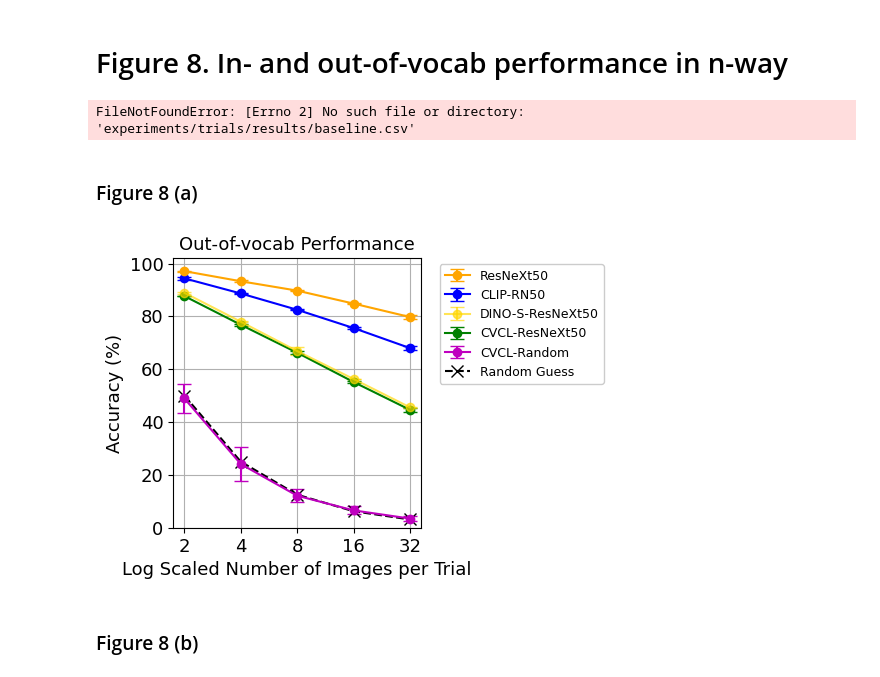
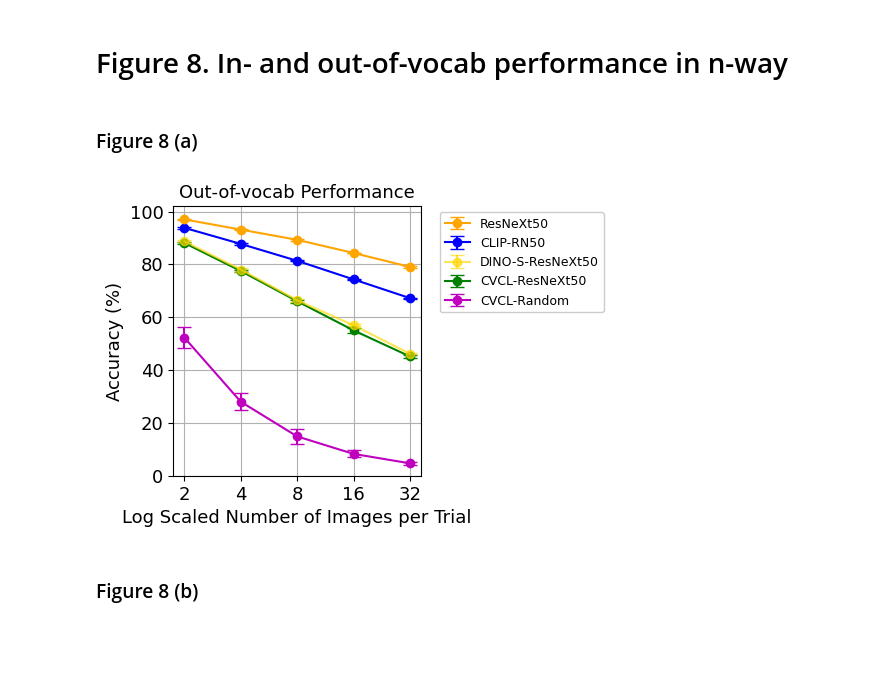
Before and after one commit to PatrickBats/discover-hidden-visual-concepts, a Jupyter notebook: notebooks/fig8_n_way_comparison.ipynb, the cells around one changed output. Drawn from its saved outputs; the diff is of its cells as text; code cells hidden in the pictures; blank space fills up the shorter version.

```diff
--- a/notebooks/fig8_n_way_comparison.ipynb
+++ b/notebooks/fig8_n_way_comparison.ipynb
@@ -8,9 +8,7 @@ import os
 os.chdir('..')
 # %%
 neuron_df = pd.read_csv('experiments/trials/results/neuron_classification.csv')
-# vanilla_df = pd.read_csv('experiments/trials/results/baseline.csv')
+vanilla_df = pd.read_csv('experiments/trials/results/baseline.csv')
-# %% [output]
-FileNotFoundError: [Errno 2] No such file or directory: 'experiments/trials/results/baseline.csv'
 # %% [markdown]
 ### Figure 8 (a)
 # %%
@@ -32,11 +30,11 @@ model_names = {
     'clip-res': 'CLIP-RN50',
     'dino_s_resnext50': 'DINO-S-ResNeXt50',
     'cvcl-resnext': 'CVCL-ResNeXt50',
-    'cvcl-resnext-random': 'CVCL-Random'
+    'cvcl-random': 'CVCL-Random'
 }
 
 colors = {'cvcl-resnext': 'g',
-          'cvcl-resnext-random':'m',
+          'cvcl-random':'m',
           'resnext':'orange',
           'clip-res':'b',
           'dino_s_resnext50':'#FFD700AA'}
@@ -64,35 +62,35 @@ ax.yaxis.set_major_locator(MultipleLocator(0.2))
 ax.set_ylim(0, 1.02)
 
 ax.tick_params(axis='both', which='major', labelsize=13)
 
 title_font = 13
 ax.set_xlabel('Log Scaled Number of Images per Trial', fontsize=title_font)
 ax.set_ylabel('Accuracy (%)', fontsize=title_font)
 ax.set_title('Out-of-vocab Performance', fontsize=title_font)
 # Create ordered handles and labels
 handles, labels = ax.get_legend_handles_labels()
 # Create a mapping of label to handle
 label_handle_map = dict(zip(labels, handles))
 
 # Define desired order
 desired_order = ['ResNeXt50', 'CLIP-RN50', 'DINO-S-ResNeXt50', 'CVCL-ResNeXt50', 'CVCL-Random']
 
 # Reorder handles based on desired order
 ordered_handles = [label_handle_map[label] for label in desired_order]
 ordered_labels = desired_order
 
 ax.legend(ordered_handles, ordered_labels,
         #  title='Model',
          bbox_to_anchor=(1.05, 1),
          loc='upper left',
          fontsize=9,
          framealpha=1.0)
 
 plt.grid(True)
-plt.savefig('plots/out-of-vocab_acc.pdf', bbox_inches='tight', dpi=300)
+# plt.savefig('plots/out-of-vocab_acc.pdf', bbox_inches='tight', dpi=300)
 plt.show()
 # %% [output]
-[figure, old version]
+[figure, new version]
 # %% [markdown]
 ### Figure 8 (b)
 # %%
```
Also changed, not shown: parts of 1 cell of this notebook, 12 other files.
